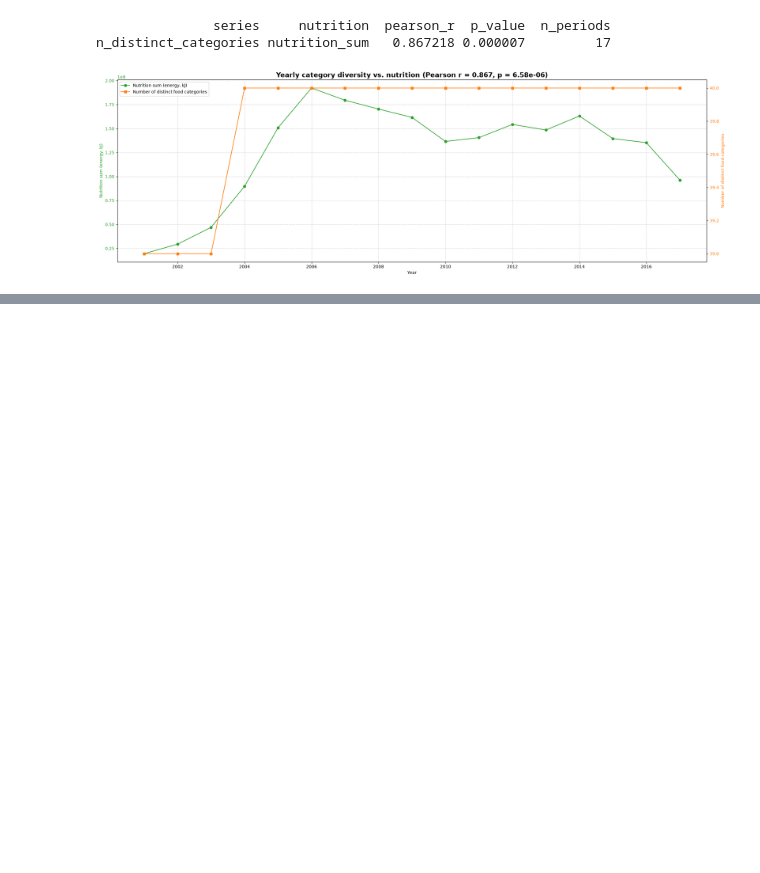
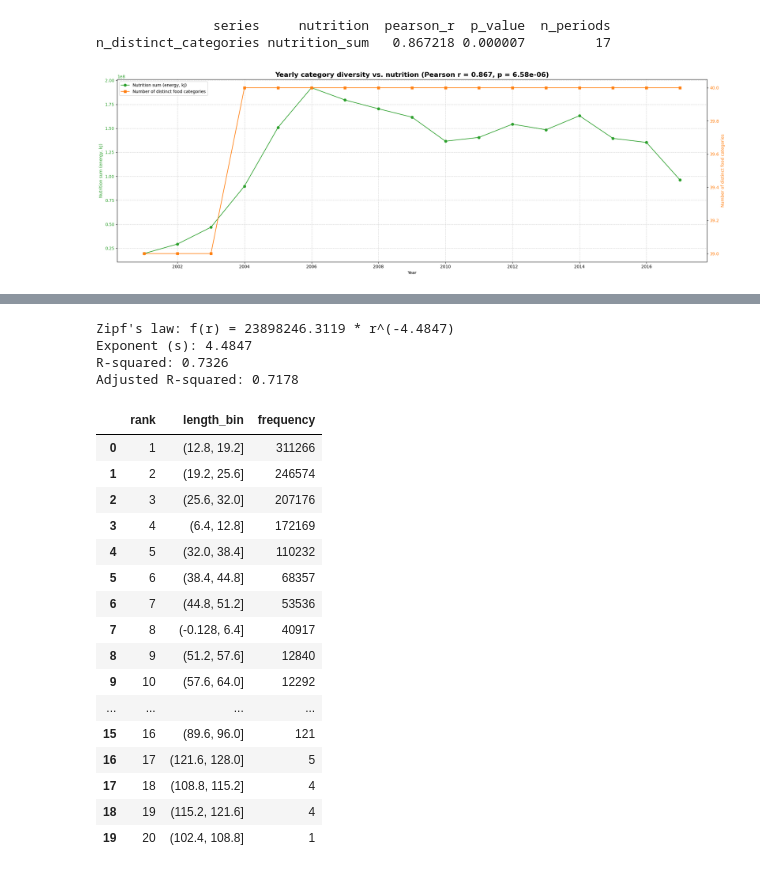
Before and after one commit to akseliahonpera/NLP_26_PROJECT_10, a Jupyter notebook: course_work.ipynb, the cells around one changed output, grey strips where cells are left out. Drawn from its saved outputs; the diff is of its cells as text; code cells hidden in the pictures; blank space fills up the shorter version.

```diff
--- a/course_work.ipynb
+++ b/course_work.ipynb
@@ -791,0 +792,74 @@ plt.show()
+# %%
+# Part 7)
+df = titles_df.loc[titles_df["title"].notna(), ["title"]].copy()
+df["title_length"] = df["title"].str.len()
+
+# 20-bin subdivision
+df["length_bin"] = pd.cut(df["title_length"], bins=20)
+
+bin_frequencies = (
+    df.groupby("length_bin", observed=False)
+    .size()
+    .reset_index(name="frequency")
+)
+# %%
+ranked = (
+    bin_frequencies
+    .sort_values("frequency", ascending=False)
+    .reset_index(drop=True)
+)
+
+ranked["rank"] = np.arange(1, len(ranked) + 1)
+
+fit_df = ranked[ranked["frequency"] > 0].copy()
+
+# Fit log(frequency) = log(C) - s * log(rank)
+X = np.log(fit_df[["rank"]].to_numpy())
+y = np.log(fit_df["frequency"].to_numpy())
+
+model = LinearRegression()
+model.fit(X, y)
+
+C = np.exp(model.intercept_)
+s = -model.coef_[0]
+
+y_pred = model.predict(X)
+
+r_squared = r2_score(y, y_pred)
+
+n = len(y)
+p = 1
+
+adjusted_r_squared = (
+    1 - (1 - r_squared) * (n - 1) / (n - p - 1)
+    if n > p + 1 else np.nan
+)
+
+print(f"Zipf's law: f(r) = {C:.4f} * r^(-{s:.4f})")
+print(f"Exponent (s): {s:.4f}")
+print(f"R-squared: {r_squared:.4f}")
+print(f"Adjusted R-squared: {adjusted_r_squared:.4f}")
+
+display(ranked[["rank", "length_bin", "frequency"]])
+# %% [output]
+Zipf's law: f(r) = 23898246.3119 * r^(-4.4847)
+Exponent (s): 4.4847
+R-squared: 0.7326
+Adjusted R-squared: 0.7178
+|  | rank | length_bin | frequency |
+| 0 | 1 | (12.8, 19.2] | 311266 |
+| 1 | 2 | (19.2, 25.6] | 246574 |
+| 2 | 3 | (25.6, 32.0] | 207176 |
+| 3 | 4 | (6.4, 12.8] | 172169 |
+| 4 | 5 | (32.0, 38.4] | 110232 |
+| 5 | 6 | (38.4, 44.8] | 68357 |
+| 6 | 7 | (44.8, 51.2] | 53536 |
+| 7 | 8 | (-0.128, 6.4] | 40917 |
+| 8 | 9 | (51.2, 57.6] | 12840 |
+| 9 | 10 | (57.6, 64.0] | 12292 |
+| ... | ... | ... | ... |
+| 15 | 16 | (89.6, 96.0] | 121 |
+| 16 | 17 | (121.6, 128.0] | 5 |
+| 17 | 18 | (108.8, 115.2] | 4 |
+| 18 | 19 | (115.2, 121.6] | 4 |
+| 19 | 20 | (102.4, 108.8] | 1 |
```
Also changed, not shown: parts of 4 cells of this notebook.
